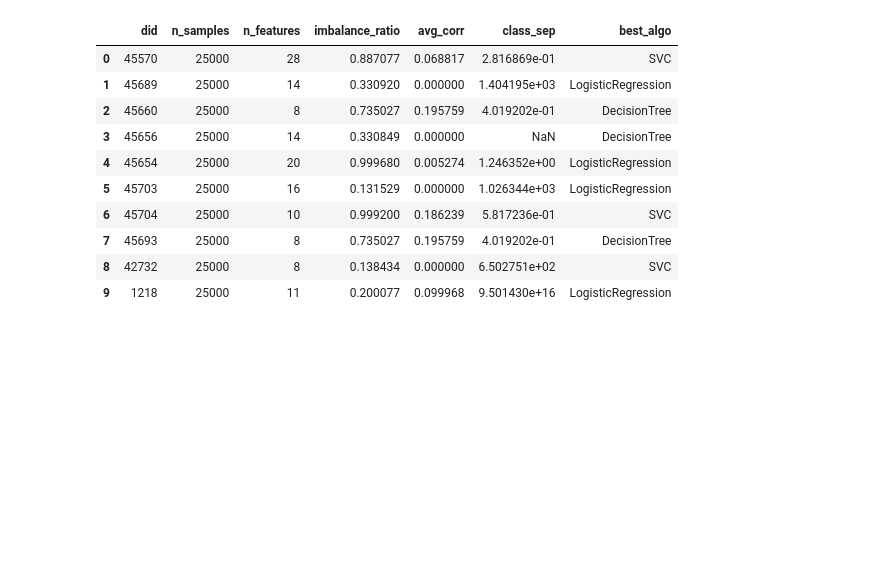
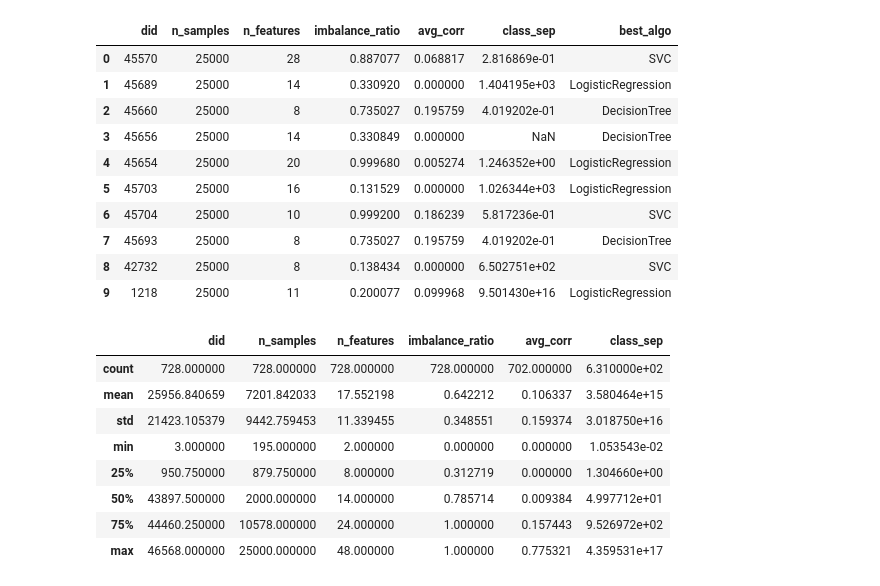
Before and after one commit to theHoodguy4587/ML-alogrithm-selector, a Jupyter notebook: ML_algorithm_Selector.ipynb, the cells around one changed output. Cells and saved outputs as stored; diff of their text form; code cells hidden in the pictures; blank space fills up the shorter version.

```diff
--- a/ML_algorithm_Selector.ipynb
+++ b/ML_algorithm_Selector.ipynb
@@ -25,3 +25,15 @@ df.head(10)
 | 7 | 45693 | 25000 | 8 | 0.735027 | 0.195759 | 4.019202e-01 | DecisionTree |
 | 8 | 42732 | 25000 | 8 | 0.138434 | 0.000000 | 6.502751e+02 | SVC |
 | 9 | 1218 | 25000 | 11 | 0.200077 | 0.099968 | 9.501430e+16 | LogisticRegression |
+# %%
+df.describe()
+# %% [output]
+|  | did | n_samples | n_features | imbalance_ratio | avg_corr | class_sep |
+| count | 728.000000 | 728.000000 | 728.000000 | 728.000000 | 702.000000 | 6.310000e+02 |
+| mean | 25956.840659 | 7201.842033 | 17.552198 | 0.642212 | 0.106337 | 3.580464e+15 |
+| std | 21423.105379 | 9442.759453 | 11.339455 | 0.348551 | 0.159374 | 3.018750e+16 |
+| min | 3.000000 | 195.000000 | 2.000000 | 0.000000 | 0.000000 | 1.053543e-02 |
+| 25% | 950.750000 | 879.750000 | 8.000000 | 0.312719 | 0.000000 | 1.304660e+00 |
+| 50% | 43897.500000 | 2000.000000 | 14.000000 | 0.785714 | 0.009384 | 4.997712e+01 |
+| 75% | 44460.250000 | 10578.000000 | 24.000000 | 1.000000 | 0.157443 | 9.526972e+02 |
+| max | 46568.000000 | 25000.000000 | 48.000000 | 1.000000 | 0.775321 | 4.359531e+17 |
```
Also changed, not shown: parts of 15 cells of this notebook.
